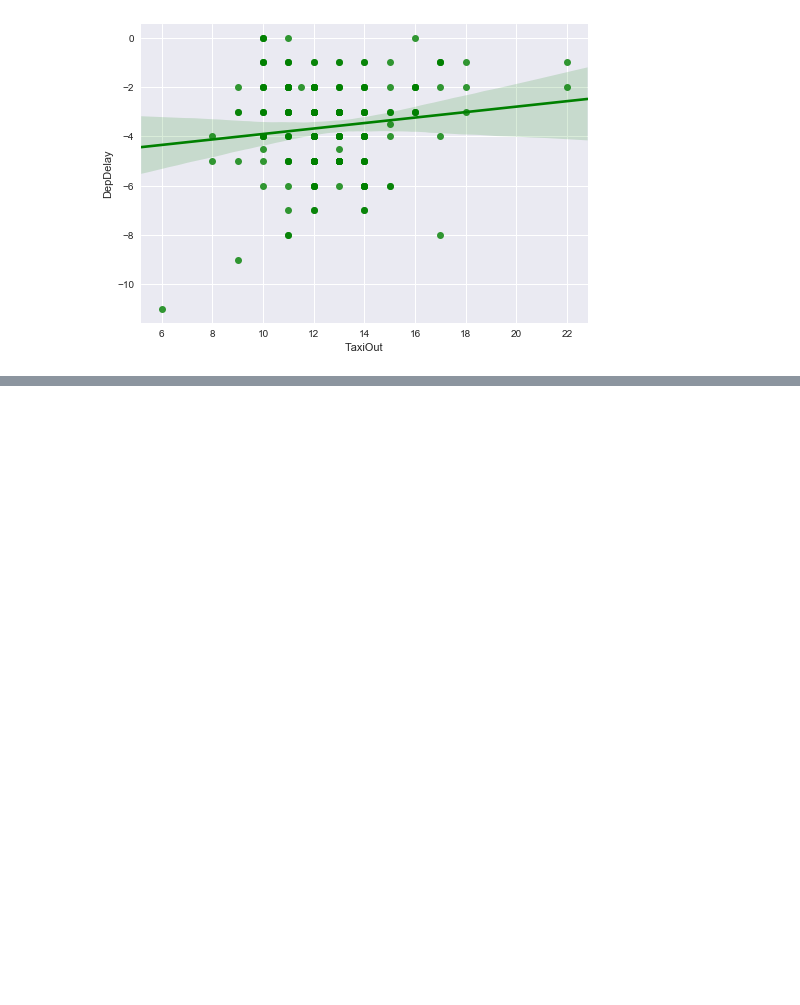
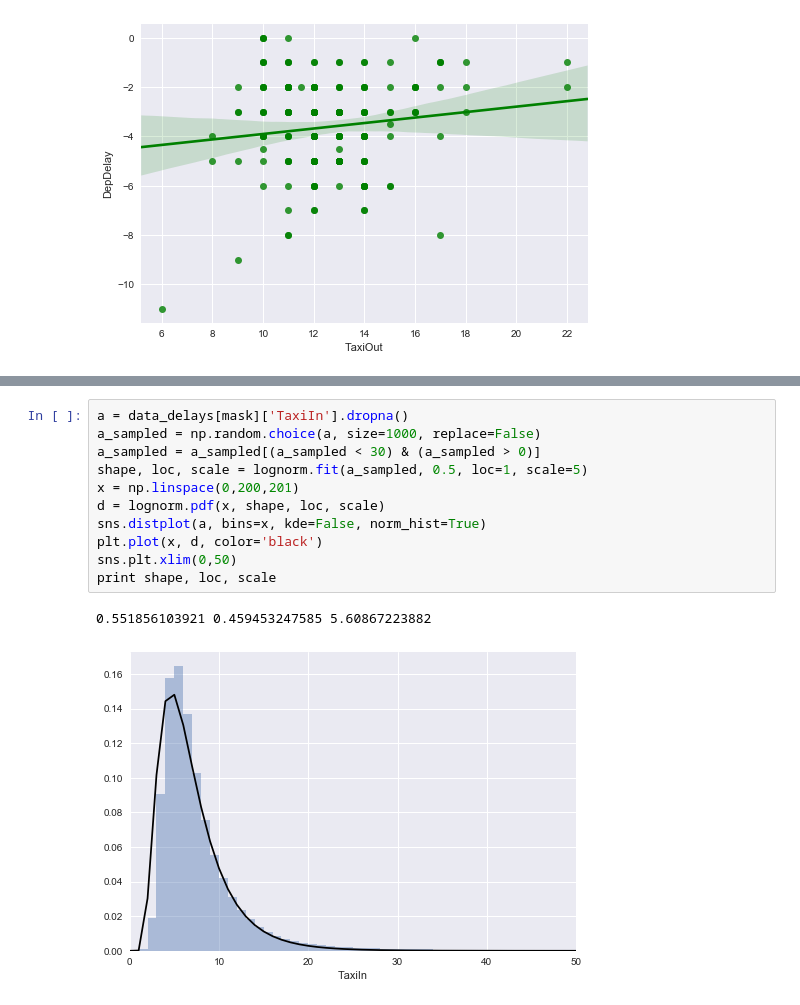
Before and after one commit to jzmnd/airline-delays, a Jupyter notebook: prepare_data.ipynb, the cells around one changed output, grey strips where cells are left out. Cells and saved outputs as stored; diff of their text form; blank space fills up the shorter version.

```diff
--- a/prepare_data.ipynb
+++ b/prepare_data.ipynb
@@ -160,0 +154,14 @@ sns.plt.xlim(0,50)
+# %%
+a = data_delays[mask]['TaxiIn'].dropna()
+a_sampled = np.random.choice(a, size=1000, replace=False)
+a_sampled = a_sampled[(a_sampled < 30) & (a_sampled > 0)]
+shape, loc, scale = lognorm.fit(a_sampled, 0.5, loc=1, scale=5)
+x = np.linspace(0,200,201)
+d = lognorm.pdf(x, shape, loc, scale)
+sns.distplot(a, bins=x, kde=False, norm_hist=True)
+plt.plot(x, d, color='black')
+sns.plt.xlim(0,50)
+print shape, loc, scale
+# %% [output]
+0.551856103921 0.459453247585 5.60867223882
+[figure, added]
```
Also changed, not shown: parts of 10 cells of this notebook, 8 other files.
